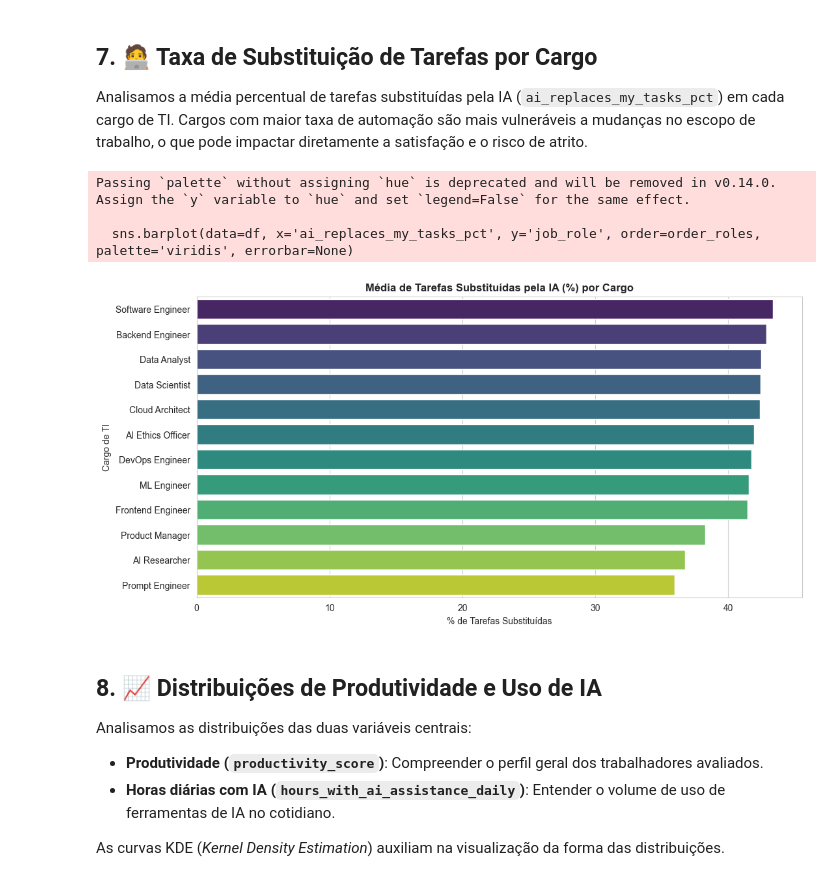
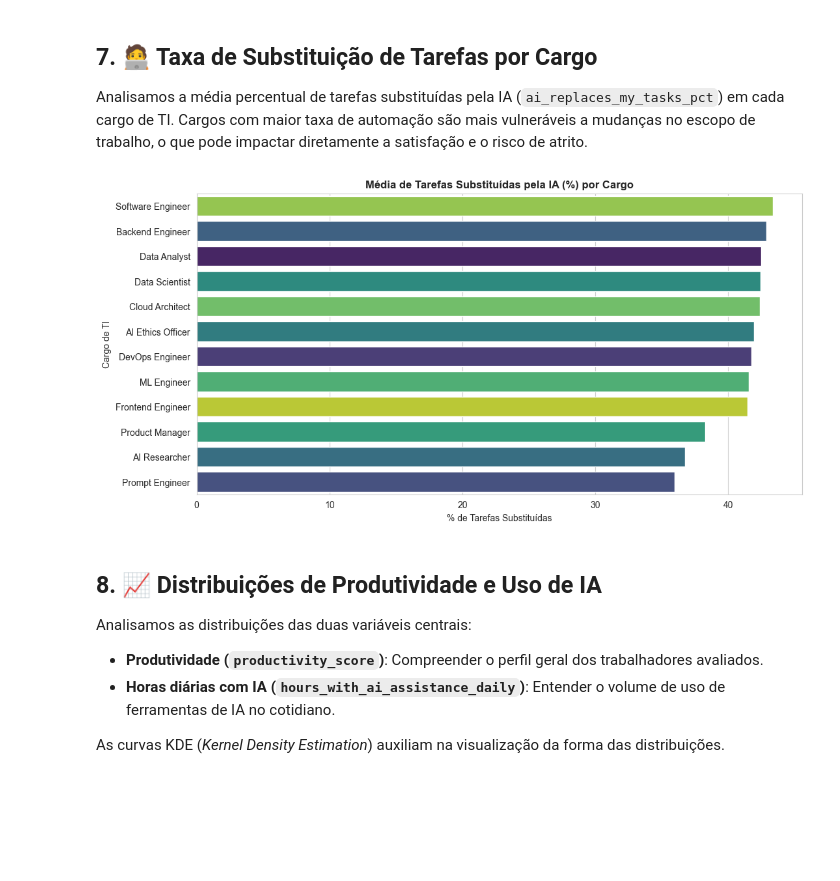
Before and after one commit to davipontojpg/ia-no-trabalho, a Jupyter notebook: ai_on_work.ipynb, the cells around one changed output. Drawn from its saved outputs; the diff is of its cells as text; code cells hidden in the pictures; blank space fills up the shorter version.

```diff
--- a/ai_on_work.ipynb
+++ b/ai_on_work.ipynb
@@ -197,17 +194,14 @@ Analisamos a média percentual de tarefas substituídas pela IA (`ai_replaces_my
 # %%
 plt.figure(figsize=(12, 6))
 order_roles = df.groupby('job_role')['ai_replaces_my_tasks_pct'].mean().sort_values(ascending=False).index
 
-sns.barplot(data=df, x='ai_replaces_my_tasks_pct', y='job_role', order=order_roles, palette='viridis', errorbar=None)
+sns.barplot(data=df, x='ai_replaces_my_tasks_pct', y='job_role', order=order_roles, hue='job_role', palette='viridis', errorbar=None, legend=False)
 plt.title('Média de Tarefas Substituídas pela IA (%) por Cargo', fontweight='bold')
 plt.xlabel('% de Tarefas Substituídas')
 plt.ylabel('Cargo de TI')
 plt.show()
 # %% [output]
-Passing `palette` without assigning `hue` is deprecated and will be removed in v0.14.0. Assign the `y` variable to `hue` and set `legend=False` for the same effect.
-
-  sns.barplot(data=df, x='ai_replaces_my_tasks_pct', y='job_role', order=order_roles, palette='viridis', errorbar=None)
-[figure, old version]
+[figure, new version]
 # %% [markdown]
 ## 8. 📈 Distribuições de Produtividade e Uso de IA
 
```
Also changed, not shown: parts of 16 cells of this notebook.
